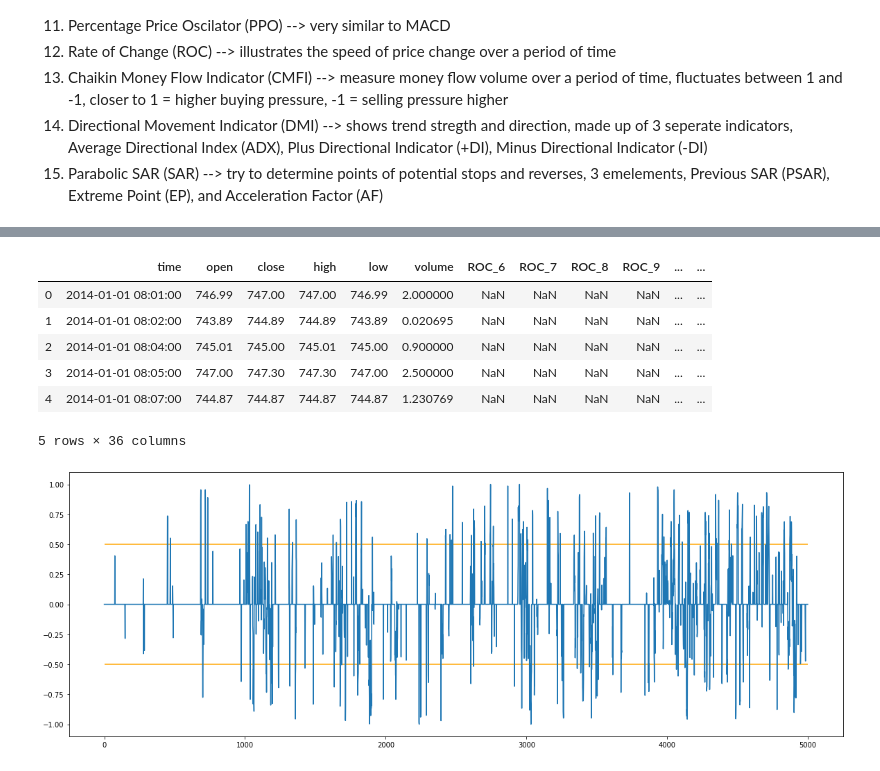
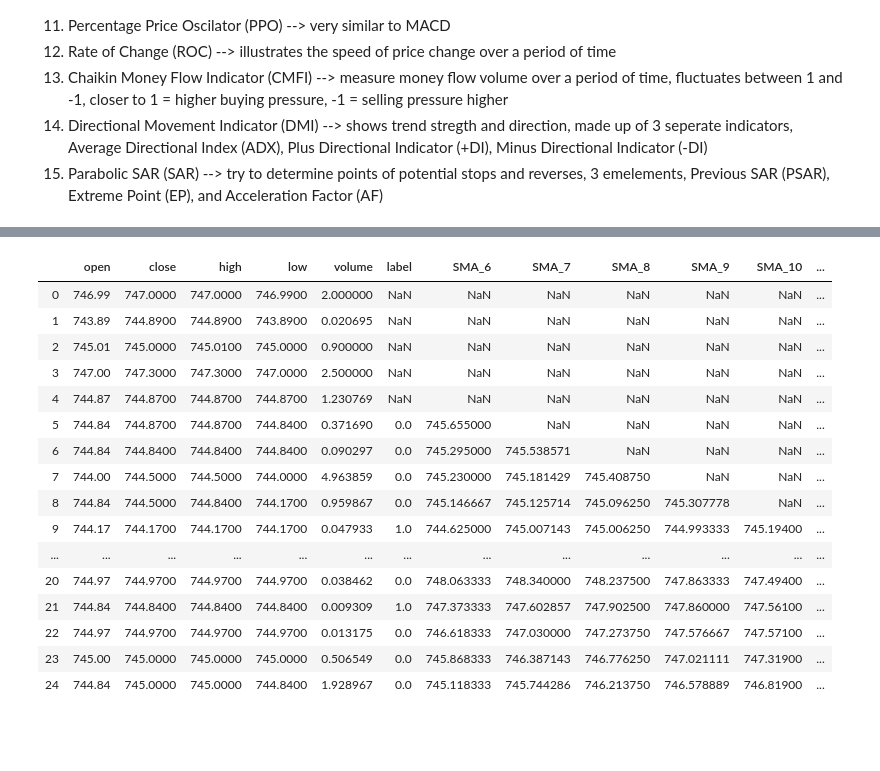
Before and after one commit to AndrewMarksArt/math389L_adv_big_data_analysis, a Jupyter notebook: project_main.ipynb, the cells around one changed output, grey strips where cells are left out. Cells and saved outputs as stored; diff of their text form; code cells hidden in the pictures; blank space fills up the shorter version.

```diff
--- a/project_main.ipynb
+++ b/project_main.ipynb
@@ -448,10 +604,0 @@ starting tema
-# %%
-df = get_tema(df, 'close', intervals)
-df = get_rsi(df, 'close', intervals)
-df = williams_r(df, intervals)
-df = CCI(df, intervals)
-df = CMO(df, intervals)             # crashed here
-df = MACD_diff(df, intervals)
-df = PPO_diff(df, intervals)
-df = ROC(df, intervals)
-df = CMF(df, intervals)
@@ -468,6 +604,0 @@ starting CMO
-# %%
-df = CMO(df, intervals)
-df = MACD_diff(df, intervals)
-df = PPO_diff(df, intervals)
-df = ROC(df, intervals)
-df = CMF(df, intervals)        # keeps crashing
@@ -482,3 +605,3 @@ starting ROC
 # %%
-df = CMF(df, intervals)
+df = calculat_momentum_indicators(df, intervals)
 # %% [output]
@@ -521,0 +618,2 @@ Length: 2602679, dtype: float64
+# %%
+df = calculate_last_indicators(df, intervals)
@@ -522,17 +640,20 @@ Length: 2602679, dtype: float64
 # %%
-df.head()
+df.head(25)
 # %% [output]
-|  | time | open | close | high | low | volume | ROC_6 | ROC_7 | ROC_8 | ROC_9 | ... | ... |
-| 0 | 2014-01-01 08:01:00 | 746.99 | 747.00 | 747.00 | 746.99 | 2.000000 | NaN | NaN | NaN | NaN | ... | ... |
-| 1 | 2014-01-01 08:02:00 | 743.89 | 744.89 | 744.89 | 743.89 | 0.020695 | NaN | NaN | NaN | NaN | ... | ... |
-| 2 | 2014-01-01 08:04:00 | 745.01 | 745.00 | 745.01 | 745.00 | 0.900000 | NaN | NaN | NaN | NaN | ... | ... |
-| 3 | 2014-01-01 08:05:00 | 747.00 | 747.30 | 747.30 | 747.00 | 2.500000 | NaN | NaN | NaN | NaN | ... | ... |
-| 4 | 2014-01-01 08:07:00 | 744.87 | 744.87 | 744.87 | 744.87 | 1.230769 | NaN | NaN | NaN | NaN | ... | ... |
+|  | open | close | high | low | volume | label | SMA_6 | SMA_7 | SMA_8 | SMA_9 | SMA_10 | ... |
+| 0 | 746.99 | 747.0000 | 747.0000 | 746.9900 | 2.000000 | NaN | NaN | NaN | NaN | NaN | NaN | ... |
+| 1 | 743.89 | 744.8900 | 744.8900 | 743.8900 | 0.020695 | NaN | NaN | NaN | NaN | NaN | NaN | ... |
+| 2 | 745.01 | 745.0000 | 745.0100 | 745.0000 | 0.900000 | NaN | NaN | NaN | NaN | NaN | NaN | ... |
+| 3 | 747.00 | 747.3000 | 747.3000 | 747.0000 | 2.500000 | NaN | NaN | NaN | NaN | NaN | NaN | ... |
+| 4 | 744.87 | 744.8700 | 744.8700 | 744.8700 | 1.230769 | NaN | NaN | NaN | NaN | NaN | NaN | ... |
+| 5 | 744.84 | 744.8700 | 744.8700 | 744.8400 | 0.371690 | 0.0 | 745.655000 | NaN | NaN | NaN | NaN | ... |
+| 6 | 744.84 | 744.8400 | 744.8400 | 744.8400 | 0.090297 | 0.0 | 745.295000 | 745.538571 | NaN | NaN | NaN | ... |
+| 7 | 744.00 | 744.5000 | 744.5000 | 744.0000 | 4.963859 | 0.0 | 745.230000 | 745.181429 | 745.408750 | NaN | NaN | ... |
+| 8 | 744.84 | 744.5000 | 744.8400 | 744.1700 | 0.959867 | 0.0 | 745.146667 | 745.125714 | 745.096250 | 745.307778 | NaN | ... |
+| 9 | 744.17 | 744.1700 | 744.1700 | 744.1700 | 0.047933 | 1.0 | 744.625000 | 745.007143 | 745.006250 | 744.993333 | 745.19400 | ... |
+| ... | ... | ... | ... | ... | ... | ... | ... | ... | ... | ... | ... | ... |
+| 20 | 744.97 | 744.9700 | 744.9700 | 744.9700 | 0.038462 | 0.0 | 748.063333 | 748.340000 | 748.237500 | 747.863333 | 747.49400 | ... |
+| 21 | 744.84 | 744.8400 | 744.8400 | 744.8400 | 0.009309 | 1.0 | 747.373333 | 747.602857 | 747.902500 | 747.860000 | 747.56100 | ... |
+| 22 | 744.97 | 744.9700 | 744.9700 | 744.9700 | 0.013175 | 0.0 | 746.618333 | 747.030000 | 747.273750 | 747.576667 | 747.57100 | ... |
+| 23 | 745.00 | 745.0000 | 745.0000 | 745.0000 | 0.506549 | 0.0 | 745.868333 | 746.387143 | 746.776250 | 747.021111 | 747.31900 | ... |
+| 24 | 744.84 | 745.0000 | 745.0000 | 744.8400 | 1.928967 | 0.0 | 745.118333 | 745.744286 | 746.213750 | 746.578889 | 746.81900 | ... |
-5 rows × 36 columns
-# %%
-plt.figure(figsize=(20, 7))
-plt.hlines(y=0.5, xmin=0, xmax=5000, color='orange')
-plt.hlines(y=-0.5, xmin = 0, xmax=5000, color='orange')
-plt.plot(df['CMF_6'][:5000]);
-# %% [output]
-[figure, removed]
```
Also changed, not shown: parts of 25 cells of this notebook, 10 other files.
